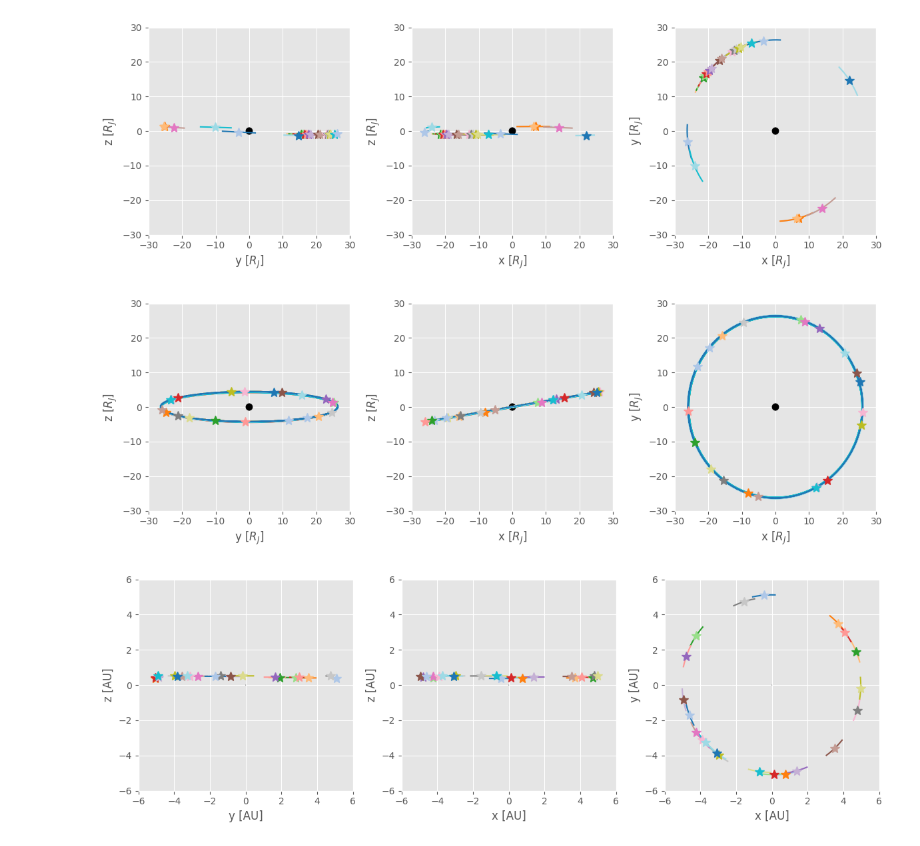
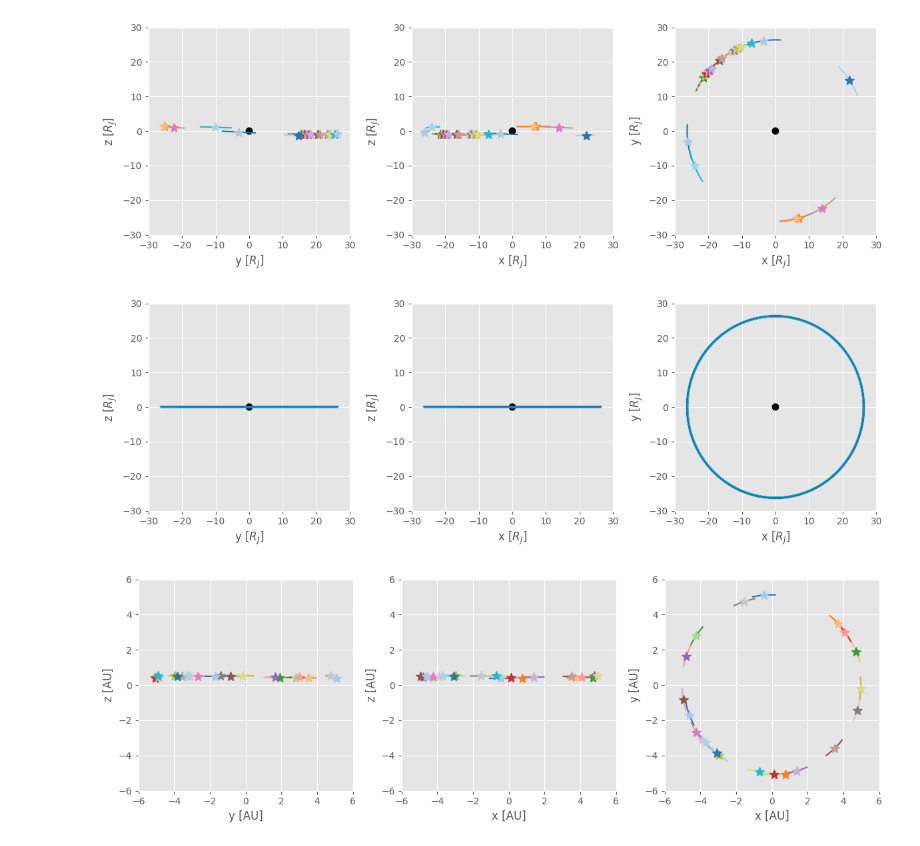
Before and after one commit to vera-br/Callisto, a Jupyter notebook: plotting.ipynb, the cells around one changed output. Saved outputs shown, nothing was run; the diff lists cells and outputs as text; code cells hidden in the pictures.

```diff
--- a/plotting.ipynb
+++ b/plotting.ipynb
@@ -4,7 +4,7 @@ from functions import *
 # load orbit data
 Juice = get_spice_data('juice', 'callisto', 'cphio')
 Callisto = get_spice_data("callisto", "jupiter", "jupsunorb")
-Callisto_SIII = get_spice_data("callisto", "jupiter", "SIII_mag")
+Callisto_SIII = get_spice_data("callisto", "jupiter", "SIII")
 Jupiter = get_spice_data('jupiter', 'sun', 'IAU_SUN')
 
 Galileo, Galileo_meas = get_pds_data()
@@ -76,25 +76,3 @@ for orbit, vector in Juice_CA.items():
 plt.tight_layout()
 # %% [output]
 [figure]
-# %%
-# Compare CA of Galileo and Juice
-
-plt.style.use('ggplot')
-fig, ax = plt.subplots(figsize=(9,5))
-
-plt.xticks(rotation=90)
-
-for orbit, vector in Juice_CA.items():
-    vector[1:5] = vector[1:5] / R_C
-    ax.plot(orbit, vector[4], '*', markersize=10, color='#f94144')
-
-for orbit, vector in Galileo_CA.items():
-    vector[1:5] = vector[1:5] / R_C
-    ax.plot(orbit, vector[4], '*', markersize=10, color='#577590')
-
-# Create custom legend handles and labels
-juice_legend = mlines.Line2D([], [], color='#f94144', marker='*', markersize=10, label='Juice')
-galileo_legend = mlines.Line2D([], [], color='#577590', marker='*', markersize=10, label='Galileo')
-
-# Add the legend with custom handles and labels
-ax.legend(handles=[juice_legend, galileo_legend])
@@ -202,36 +177,36 @@ axes[2].set_xlabel('x [$R_J$]')
 axes[2].set_ylabel('y [$R_J$]')
 
 axes[1].set_xlabel('x [$R_J$]')
 axes[1].set_ylabel('z [$R_J$]')
 
 axes[0].set_xlabel('y [$R_J$]')
 axes[0].set_ylabel('z [$R_J$]')
 
 # Create a color palette with 21 different colors
 from itertools import cycle
 
 colors = plt.cm.tab20.colors
 color_cycle = cycle(colors)
 
 for orbit, vector in Callisto_SIII.items():
     color = next(color_cycle)
 
     axes[0].plot(vector[2] / R_J, vector[3] / R_J, color=color)
     axes[1].plot(vector[1] / R_J, vector[3] / R_J, color=color, label=orbit)
     axes[2].plot(vector[1] / R_J, vector[2] / R_J, color=color)
-
+'''
 for orbit, vector in Callisto_SIII_CA.items():
     color = next(color_cycle)
 
     axes[0].plot(vector[2] / R_J, vector[3] / R_J, '*', markersize=10, color=color)
     axes[1].plot(vector[1] / R_J, vector[3] / R_J, '*', markersize=10, color=color)
     axes[2].plot(vector[1] / R_J, vector[2] / R_J, '*', markersize=10, color=color)
-
+'''
 
 #axes[1].legend(loc='upper center', bbox_to_anchor=(0.5, -0.2), ncol=7)
 plt.tight_layout()
 # %% [output]
-[figure, old version]
+[figure, new version]
 # %%
 # Plotting trajectories: Jupiter around Sun
 
```
Also changed, not shown: parts of 4 cells of this notebook, 1 other file.
